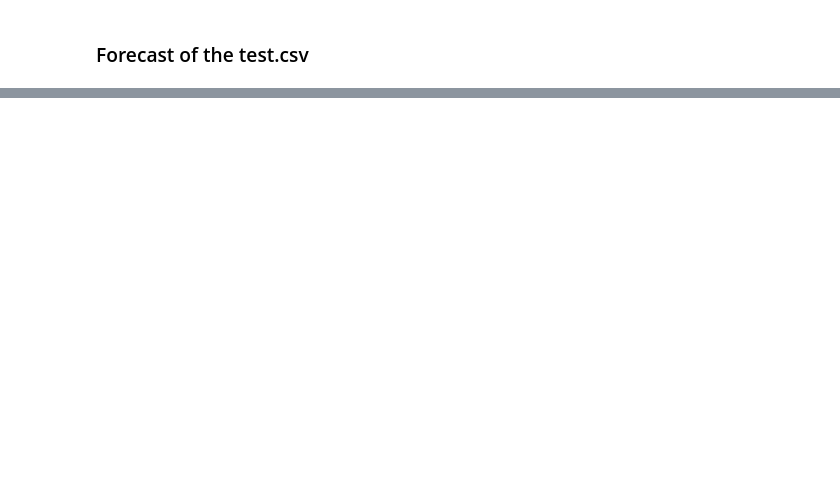
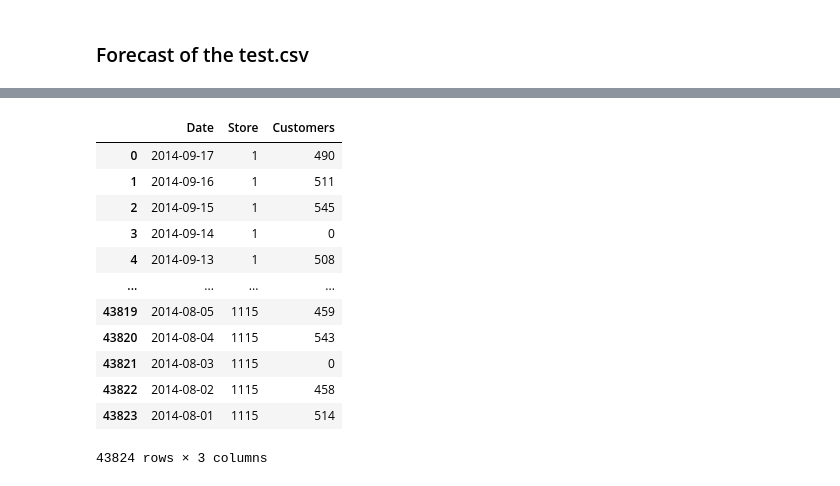
Before and after one commit to Dark2003fire/ML-Business-Case-Project, a Jupyter notebook: notebooks/Random_Forest_Model.ipynb, the cells around one changed output, grey strips where cells are left out. Drawn from its saved outputs; the diff is of its cells as text; code cells hidden in the pictures; blank space fills up the shorter version.

```diff
--- a/notebooks/Random_Forest_Model.ipynb
+++ b/notebooks/Random_Forest_Model.ipynb
@@ -664,0 +668,6 @@ time: 62.4 ms (started: 2021-01-18 21:07:09 +00:00)
+# %%
+date_ref1 = pd.to_datetime(test_data.iloc[0, 2]) - relativedelta(years=1)
+date_ref2 = pd.to_datetime(test_data.iloc[test_data.shape[0]-1, 2]) - relativedelta(years=1)
+X_train_encoded.head()
+X_train_encoded.reset_index(inplace=True)
+X_train_encoded['Date'] = pd.to_datetime(X_train_encoded['Date'])
@@ -664,0 +676,19 @@ time: 62.4 ms (started: 2021-01-18 21:07:09 +00:00)
+# %%
+extract_data = pd.DataFrame(X_train_encoded[(X_train_encoded['Date'] >= date_ref2) & (X_train_encoded['Date'] <= date_ref1)][['Date', 'Store', 'Customers']])
+extract_data.reset_index(inplace=True)
+extract_data.drop(columns='index', inplace=True)
+extract_data
+# %% [output]
+|  | Date | Store | Customers |
+| 0 | 2014-09-17 | 1 | 490 |
+| 1 | 2014-09-16 | 1 | 511 |
+| 2 | 2014-09-15 | 1 | 545 |
+| 3 | 2014-09-14 | 1 | 0 |
+| 4 | 2014-09-13 | 1 | 508 |
+| ... | ... | ... | ... |
+| 43819 | 2014-08-05 | 1115 | 459 |
+| 43820 | 2014-08-04 | 1115 | 543 |
+| 43821 | 2014-08-03 | 1115 | 0 |
+| 43822 | 2014-08-02 | 1115 | 458 |
+| 43823 | 2014-08-01 | 1115 | 514 |
+43824 rows × 3 columns
```
Also changed, not shown: parts of 85 cells of this notebook.
